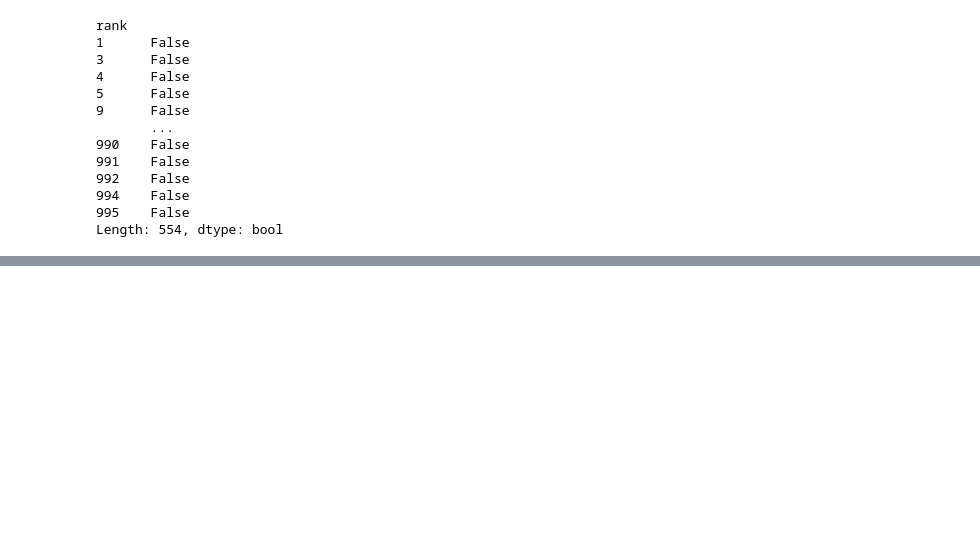
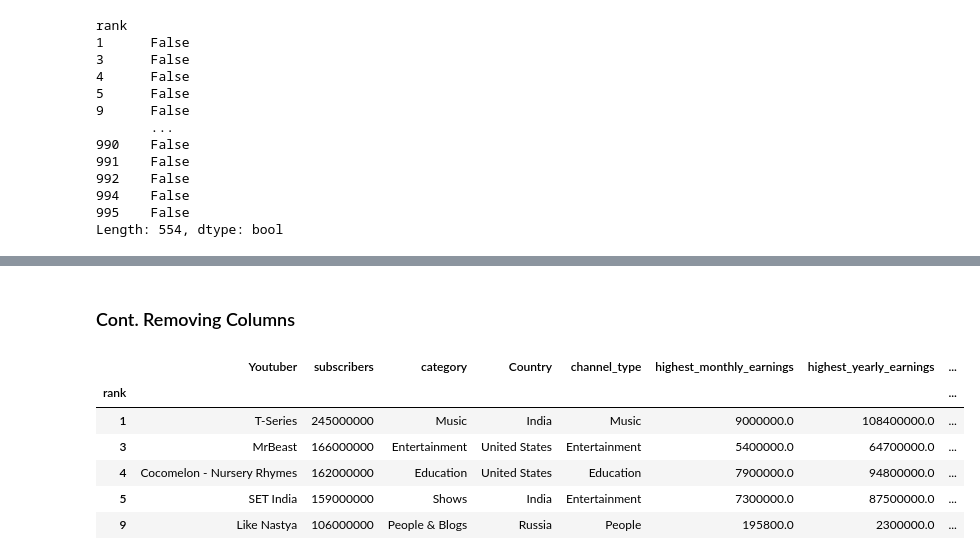
Before and after one commit to Siah2016/Youtube_Statistics, a Jupyter notebook: youtube.ipynb, the cells around one changed output, grey strips where cells are left out. Cells and saved outputs as stored; diff of their text form; code cells hidden in the pictures; blank space fills up the shorter version.

```diff
--- a/youtube.ipynb
+++ b/youtube.ipynb
@@ -105,0 +118,14 @@ Length: 554, dtype: bool
+# %% [markdown]
+### Cont. Removing Columns
+# %%
+removal_2_df = removal_col_df.drop(["video views", "video_views_rank", "country_rank", "channel_type_rank", "Population", "video_views_for_the_last_30_days", "lowest_monthly_earnings", "lowest_yearly_earnings"], axis=1)
+
+removal_2_df.head()
+# %% [output]
+|  | Youtuber | subscribers | category | Country | channel_type | highest_monthly_earnings | highest_yearly_earnings | ... |
+| rank |  |  |  |  |  |  |  | ... |
+| 1 | T-Series | 245000000 | Music | India | Music | 9000000.0 | 108400000.0 | ... |
+| 3 | MrBeast | 166000000 | Entertainment | United States | Entertainment | 5400000.0 | 64700000.0 | ... |
+| 4 | Cocomelon - Nursery Rhymes | 162000000 | Education | United States | Education | 7900000.0 | 94800000.0 | ... |
+| 5 | SET India | 159000000 | Shows | India | Entertainment | 7300000.0 | 87500000.0 | ... |
+| 9 | Like Nastya | 106000000 | People & Blogs | Russia | People | 195800.0 | 2300000.0 | ... |
```
Also changed, not shown: parts of 7 cells of this notebook.
